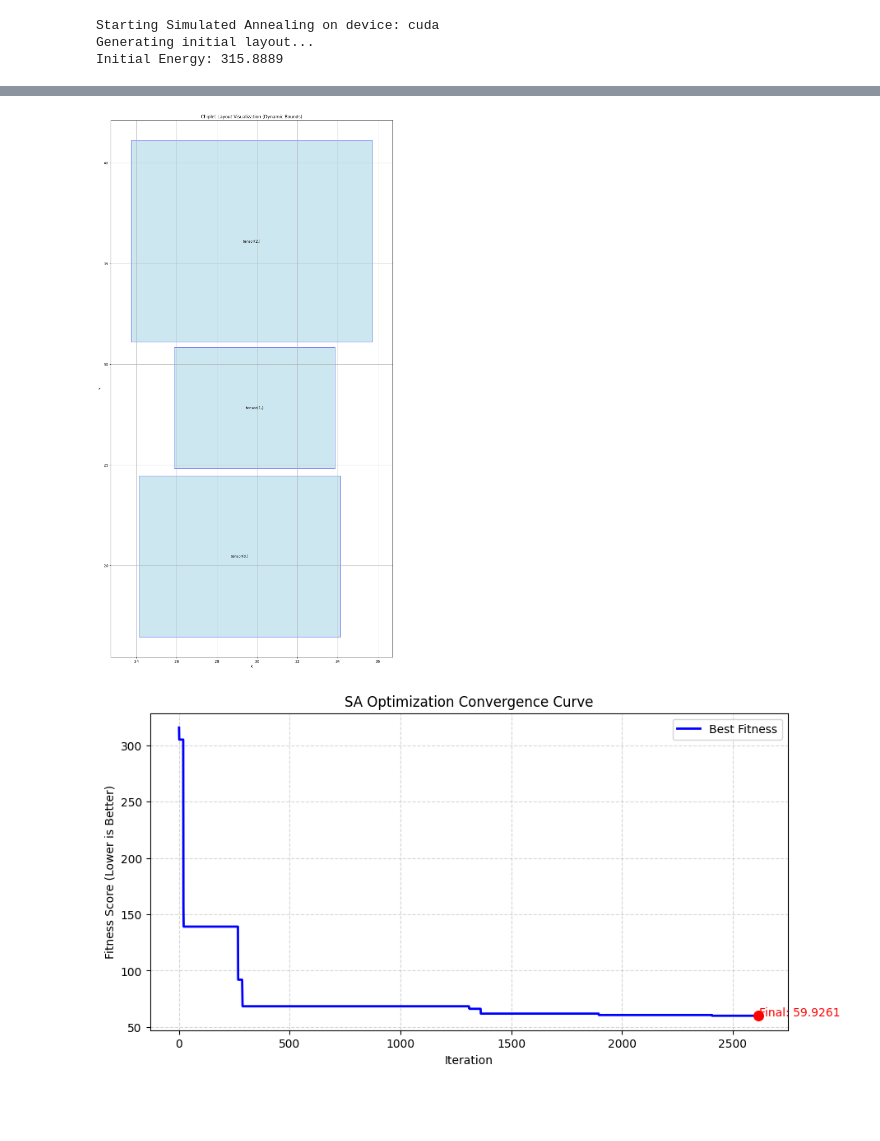
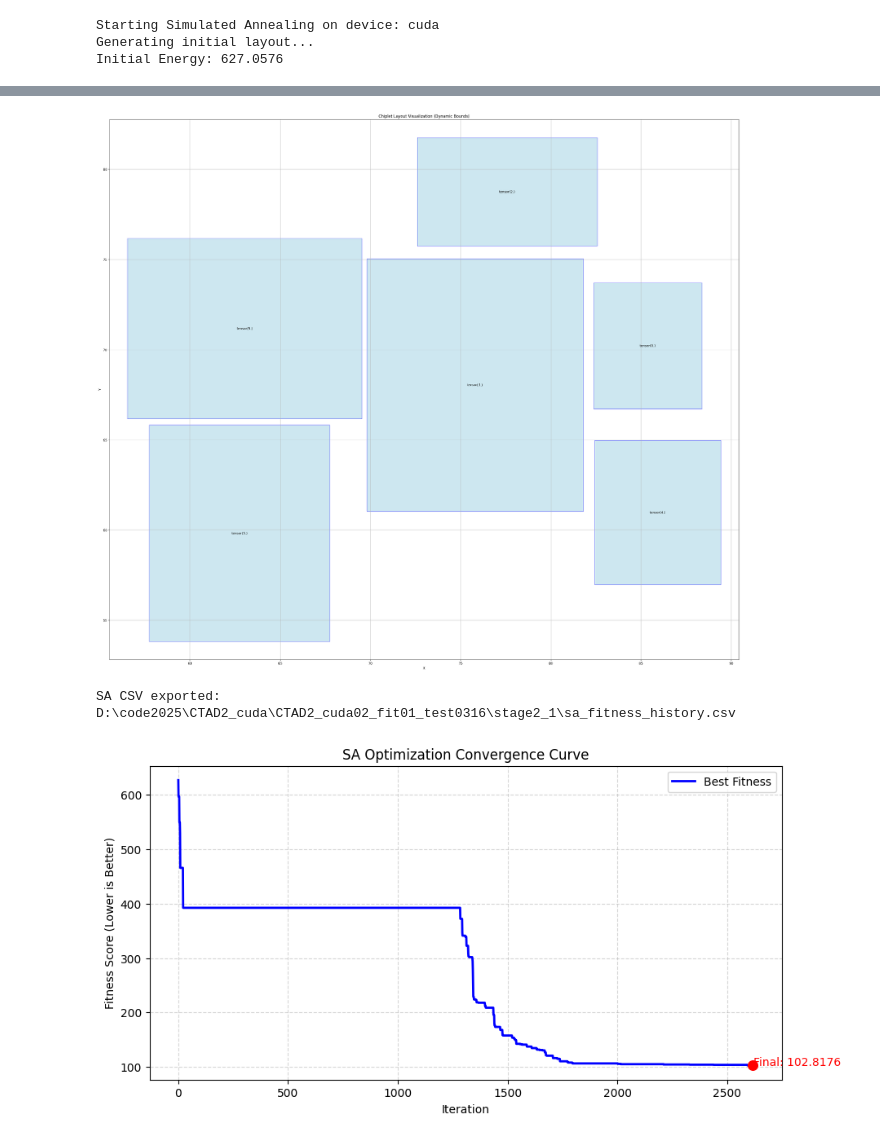
Before and after one commit to Claude216/CTAD2, a Jupyter notebook: stage2_1/SA02.ipynb, the cells around one changed output, grey strips where cells are left out. Cells and saved outputs as stored; diff of their text form; code cells hidden in the pictures; blank space fills up the shorter version.

Commit message:
Harden SA CSV export with fallback paths and spacing controls

```diff
--- a/stage2_1/SA02.ipynb
+++ b/stage2_1/SA02.ipynb
@@ -424,6 +424,7 @@ def simulated_annealing_optimizer(
     final_temp=0.1,
     alpha=0.99,
     weights=None,
+    min_edge_distance=0.2,
     max_iter_estimate=10000
 ):
     """
@@ -464,7 +465,9 @@ def simulated_annealing_optimizer(
     # 1.2 生成初始解
     # 注意：generate_a_layout_cuda 返回的是 Tensor
     print("Generating initial layout...")
-    current_layout = generate_a_layout_cuda(init_grid_len, init_grid_wid, chiplets)
+    current_layout = generate_a_layout_cuda(
+        init_grid_len, init_grid_wid, chiplets, min_edge_distance=min_edge_distance
+    )
 
     # 确保在正确的设备上
     if not torch.is_tensor(current_layout):
@@ -473,7 +476,9 @@ def simulated_annealing_optimizer(
         current_layout = current_layout.to(DEVICE)
 
     # 1.3 计算初始能量
-    current_energy = calculate_energy(current_layout, connectivity, chiplets, weights)
+    current_energy = calculate_energy(
+        current_layout, connectivity, chiplets, weights, min_edge_distance=min_edge_distance
+    )
 
     # 1.4 精英保留 (Elite Preservation) - 记录历史最优
     # 必须使用 clone() 深拷贝，否则会被后续修改覆盖
@@ -508,7 +513,9 @@ def simulated_annealing_optimizer(
         new_layout = generate_neighbor(current_layout, chiplets, board_size, magnitude)
 
         # 2.3 计算新能量 (评分系统)
-        new_energy = calculate_energy(new_layout, connectivity, chiplets, weights)
+        new_energy = calculate_energy(
+            new_layout, connectivity, chiplets, weights, min_edge_distance=min_edge_distance
+        )
 
         # 2.4 计算能量差
         delta_E = new_energy - current_energy
@@ -598,6 +605,19 @@ connectivity = [
     [(4, 5), 1]
 ]
 
+# 3.1 在这里统一控制最小间距和各项权重（后续只改这一处即可）
+# min_chip_spacing 表示任意两个芯片边缘之间至少要保留的距离
+min_chip_spacing = 1.0
+
+# fitness_weights 表示各目标在总分中的重要程度，值越大影响越大
+fitness_weights = {
+    'interconnect': 0.25,
+    'temp_uniformity': 2.0,
+    'max_temp': 0.2,
+    'spread': 0.04,
+    'overlap': 10000.0,
+}
+
 # 4. 运行 SA 优化器
 # 说明：这里保留 SA 的温控超参数，不改变“初始候选数量”相关设置
 best_design, history = simulated_annealing_optimizer(
@@ -606,6 +626,8 @@ best_design, history = simulated_annealing_optimizer(
     initial_temp=5000,
     final_temp=0.01,
     alpha=0.995,
+    weights=fitness_weights,
+    min_edge_distance=min_chip_spacing,
     max_iter_estimate=20000
 )
 
@@ -693,6 +715,46 @@ if len(history) == 0:
     print("history 为空，无法绘制收敛图")
 else:
     best_history = np.minimum.accumulate(np.asarray(history, dtype=np.float32))
+
+    # 导出 SA 收敛数据到 CSV，便于和其它算法做横向对比
+    # 这里增加“自动回退写入”机制：如果文件被占用，会自动换一个带时间戳的新文件名
+    import csv
+    from pathlib import Path
+    from datetime import datetime
+    from tempfile import gettempdir
+
+    def export_sa_history_csv(history_data):
+        base_dir = Path("stage2_1") if Path("stage2_1").exists() else Path(".")
+        primary_path = base_dir / "sa_fitness_history.csv"
+        fallback_path = base_dir / f"sa_fitness_history_{datetime.now().strftime('%Y%m%d_%H%M%S')}.csv"
+        temp_path = Path(gettempdir()) / f"sa_fitness_history_{datetime.now().strftime('%Y%m%d_%H%M%S')}.csv"
+
+        candidate_paths = [primary_path, fallback_path, temp_path]
+        last_error = None
+
+        for out_path in candidate_paths:
+            try:
+                out_path.parent.mkdir(parents=True, exist_ok=True)
+                with open(out_path, mode="w", newline="", encoding="utf-8-sig") as f:
+                    writer = csv.writer(f)
+                    writer.writerow(["iteration", "fitness"])
+                    for iter_idx, score in enumerate(history_data):
+                        writer.writerow([iter_idx, float(score)])
+                print(f"SA CSV exported: {out_path.resolve()}")
+                return out_path
+            except PermissionError as e:
+                # 最常见原因：CSV 正被 Excel 或编辑器占用
+                print(f"CSV 写入失败（文件可能被占用）: {out_path}")
+                last_error = e
+            except OSError as e:
+                # 例如目录权限不足、路径不可写等
+                print(f"CSV 写入失败（系统错误）: {out_path}, {e}")
+                last_error = e
+
+        raise last_error
+
+    sa_csv_path = export_sa_history_csv(best_history)
+
     final_iter = len(best_history) - 1
     final_best = float(best_history[-1])
 
@@ -712,5 +774,5 @@ else:
 # %% [output]
 Starting Simulated Annealing on device: cuda
 Generating initial layout...
-Initial Energy: 315.8889
+Initial Energy: 627.0576
 Optimization Finished!
@@ -728,3 +796,4 @@ layout = [
 ]
-[figure, old version]
+[figure, new version]
+SA CSV exported: D:\code2025\CTAD2_cuda\CTAD2_cuda02_fit01_test0316\stage2_1\sa_fitness_history.csv
-[figure, old version]
+[figure, new version]
```
Also changed, not shown: parts of 2 cells of this notebook, 1 other file.
